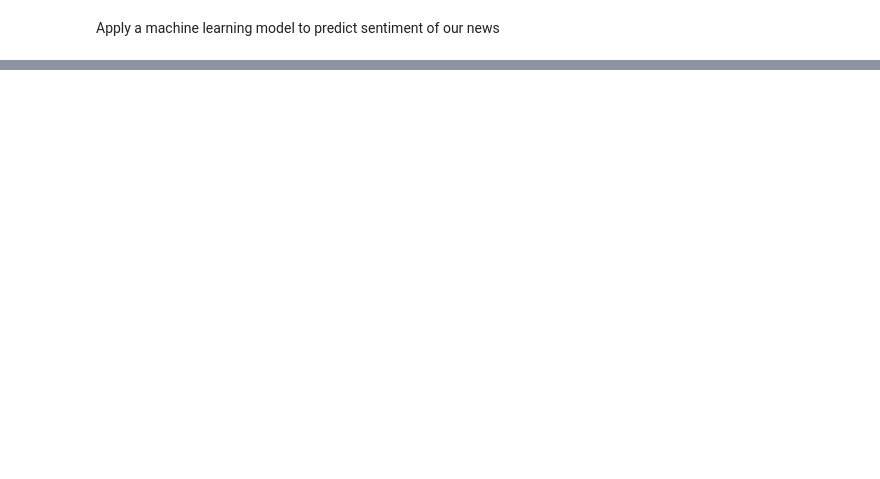
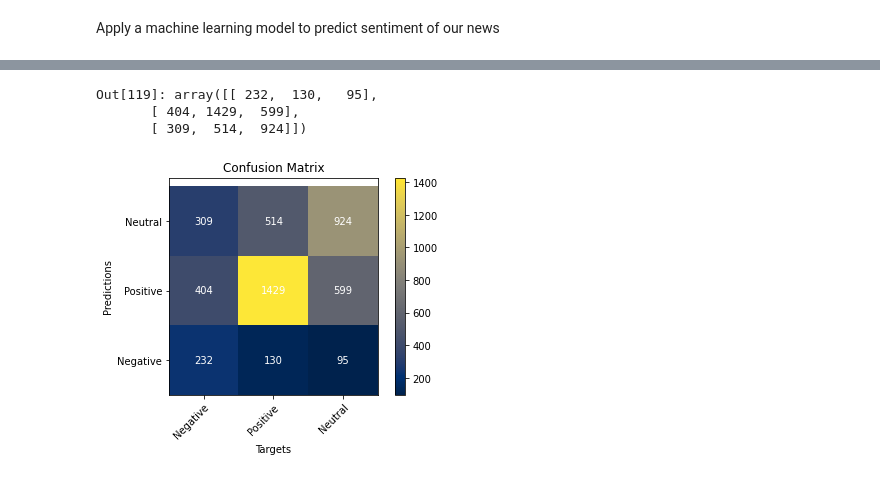
Before and after one commit to mayer19/BigData, a Jupyter notebook: BigDataGroupProject.ipynb, the cells around one changed output, grey strips where cells are left out. Saved outputs shown, nothing was run; the diff lists cells and outputs as text; code cells hidden in the pictures; blank space fills up the shorter version.

```diff
--- a/BigDataGroupProject.ipynb
+++ b/BigDataGroupProject.ipynb
@@ -449,0 +646,9 @@ def clean(text_list):
+# %%
+#vectorizing our words with the bag of words method
+bow = CountVectorizer(binary=True)
+X = bow.fit_transform(df_train["text_clean"])
+y = np.array(df_train['IntSentiment'])
+# %%
+#applying a KNN model
+modelknn = KNeighborsClassifier(n_neighbors = 10, metric = 'cosine', weights = 'distance')
+modelknn.fit(X,y)
@@ -449,0 +657,11 @@ def clean(text_list):
+# %%
+#repeting for the test set
+df_test['Cleaned Text'] = clean(df_test['text'])
+X_test = bow.transform(df_test['Cleaned Text'])
+y_test = np.array(df_test['IntSentiment'])
+y_pred = modelknn.predict(X_test)
+# %%
+#printing the results
+labels = {"Negative":0, "Positive":1, "Neutral":3}
+print(classification_report(y_pred, y_test, target_names = labels.keys()))
+report_1=classification_report(y_pred, y_test, target_names = labels.keys())
@@ -449,0 +721,12 @@ def clean(text_list):
+# %%
+#creating confusion matrix
+confusion_matrix(y_pred, y_test)
+# %% [output]
+Out[119]: array([[ 232,  130,   95],
+       [ 404, 1429,  599],
+       [ 309,  514,  924]])
+# %%
+#plotting confusion matrix
+plot_cm(confusion_matrix(y_pred, y_test), labels.keys())
+# %% [output]
+[figure, added]
```
Also changed, not shown: parts of 31 cells of this notebook.
